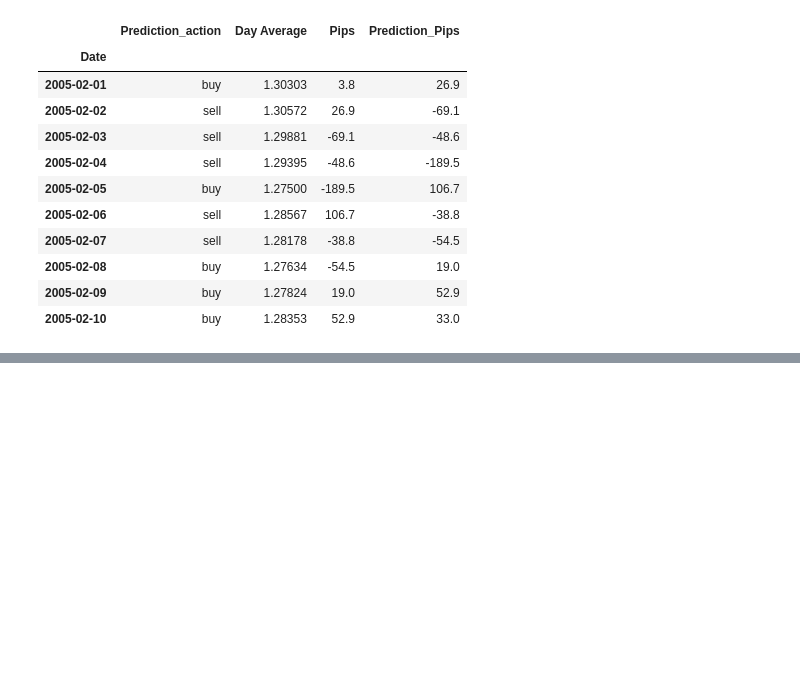
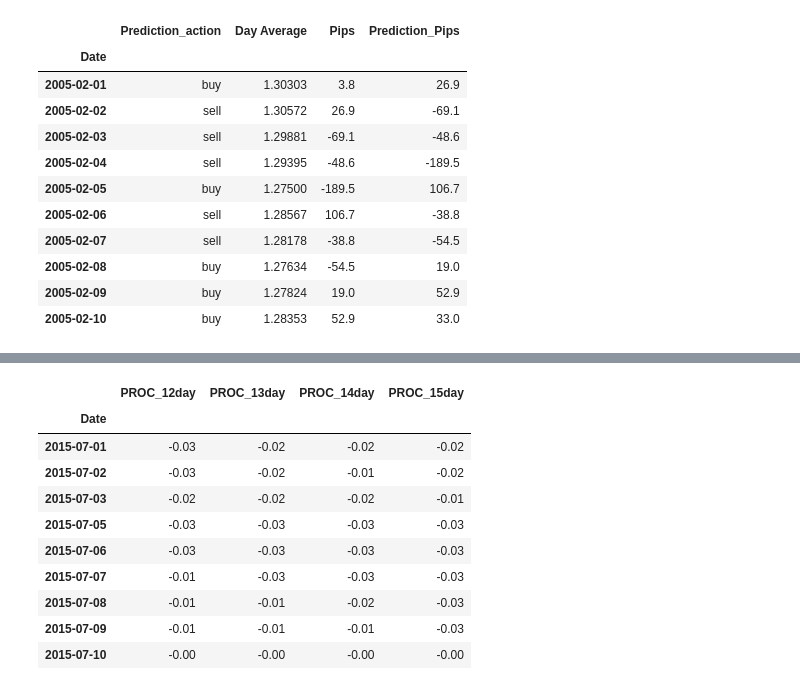
Before and after one commit to yuecong/autotrade, a Jupyter notebook: data_check_with_notebook.ipynb, the cells around one changed output, grey strips where cells are left out. Saved outputs shown, nothing was run; the diff lists cells and outputs as text; code cells hidden in the pictures; blank space fills up the shorter version.

```diff
--- a/data_check_with_notebook.ipynb
+++ b/data_check_with_notebook.ipynb
@@ -77,0 +78,14 @@ df_eur_usd['2005-02-01':'2005-02-10'][['Fast_k_3day', 'Fast_d_3day','Fast_k_4day
+# %%
+df_eur_usd['2015-07-01':'2015-07-10'][['PROC_12day','PROC_13day','PROC_14day','PROC_15day']]
+# %% [output]
+|  | PROC_12day | PROC_13day | PROC_14day | PROC_15day |
+| Date |  |  |  |  |
+| 2015-07-01 | -0.03 | -0.02 | -0.02 | -0.02 |
+| 2015-07-02 | -0.03 | -0.02 | -0.01 | -0.02 |
+| 2015-07-03 | -0.02 | -0.02 | -0.02 | -0.01 |
+| 2015-07-05 | -0.03 | -0.03 | -0.03 | -0.03 |
+| 2015-07-06 | -0.03 | -0.03 | -0.03 | -0.03 |
+| 2015-07-07 | -0.01 | -0.03 | -0.03 | -0.03 |
+| 2015-07-08 | -0.01 | -0.01 | -0.02 | -0.03 |
+| 2015-07-09 | -0.01 | -0.01 | -0.01 | -0.03 |
+| 2015-07-10 | -0.00 | -0.00 | -0.00 | -0.00 |
```
Also changed, not shown: parts of 8 cells of this notebook.
